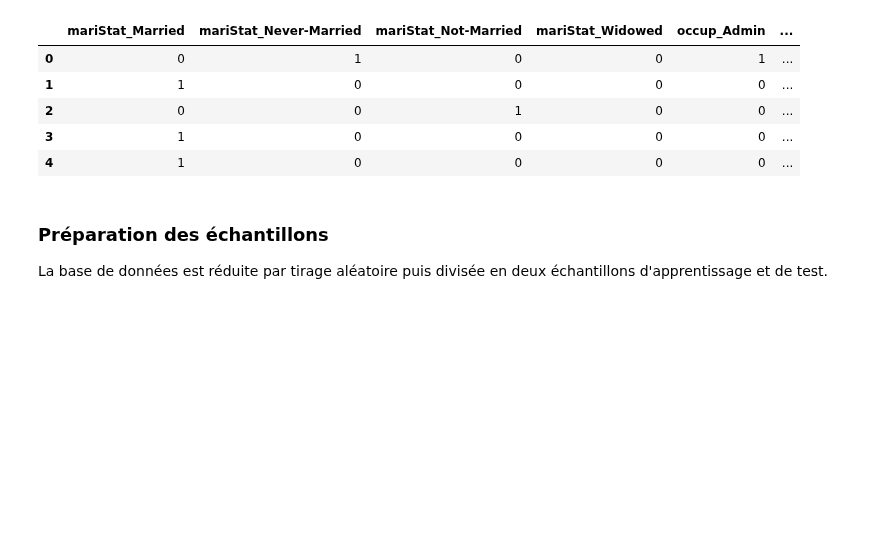
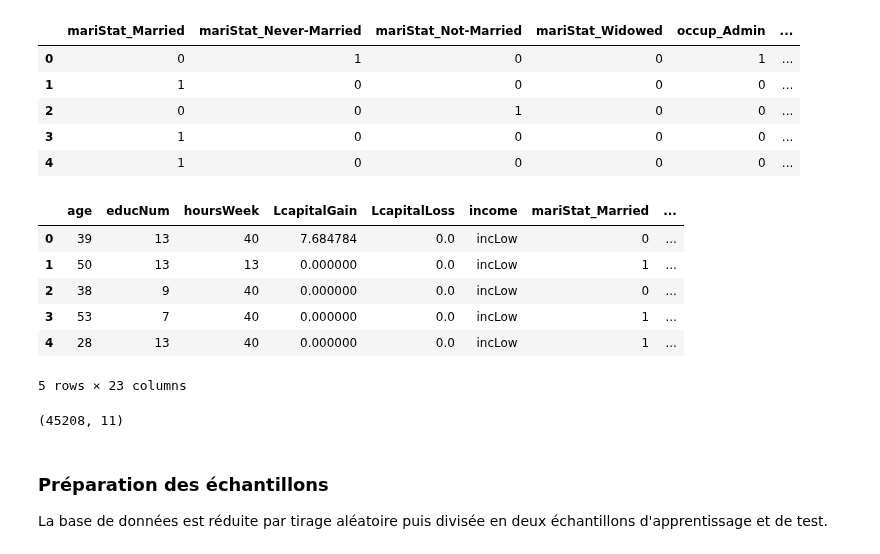
Before and after one commit to wikistat/Fair-ML-4-Ethical-AI, a Jupyter notebook: AdultCensus/AdultCensus-Python-biasDetection-1.ipynb, the cells around one changed output. Drawn from its saved outputs; the diff is of its cells as text; code cells hidden in the pictures; blank space fills up the shorter version.

```diff
--- a/AdultCensus/AdultCensus-Python-biasDetection-1.ipynb
+++ b/AdultCensus/AdultCensus-Python-biasDetection-1.ipynb
@@ -331,6 +368,20 @@ adultDum.head()
 | 4 | 1 | 0 | 0 | 0 | 0 | ... |
 # %%
 adultJoin = adult[["age","educNum","hoursWeek","LcapitalGain","LcapitalLoss","income"]].join(adultDum)
+# %%
+adultJoin.head()
+# %% [output]
+|  | age | educNum | hoursWeek | LcapitalGain | LcapitalLoss | income | mariStat_Married | ... |
+| 0 | 39 | 13 | 40 | 7.684784 | 0.0 | incLow | 0 | ... |
+| 1 | 50 | 13 | 13 | 0.000000 | 0.0 | incLow | 1 | ... |
+| 2 | 38 | 9 | 40 | 0.000000 | 0.0 | incLow | 0 | ... |
+| 3 | 53 | 7 | 40 | 0.000000 | 0.0 | incLow | 1 | ... |
+| 4 | 28 | 13 | 40 | 0.000000 | 0.0 | incLow | 1 | ... |
+5 rows × 23 columns
+# %%
+adult.shape
+# %% [output]
+(45208, 11)
 # %% [markdown]
 ### Préparation des échantillons
 La base de données est réduite par tirage aléatoire puis divisée en deux échantillons d'apprentissage et de test.
```
Also changed, not shown: parts of 42 cells of this notebook, 2 other files.
